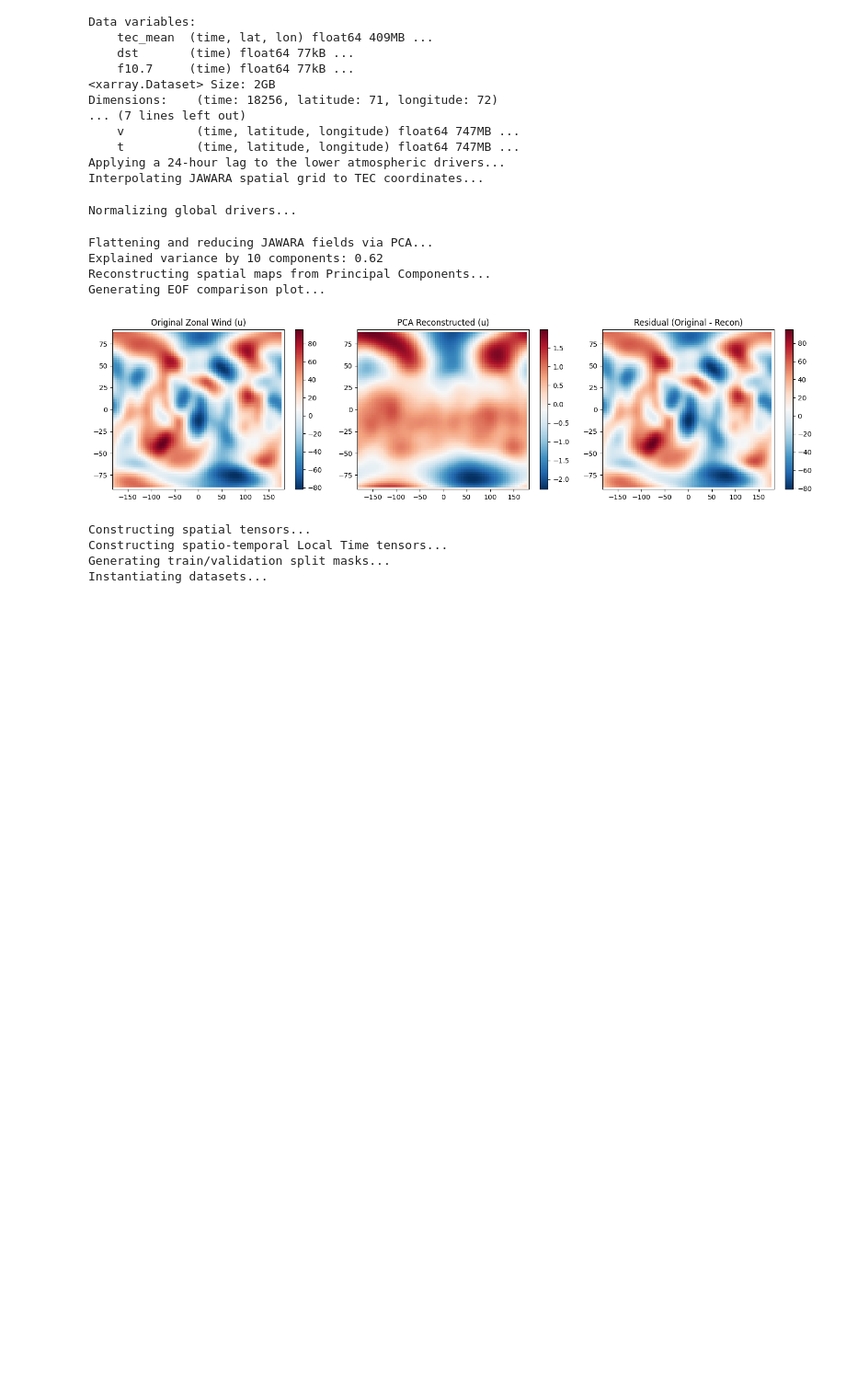
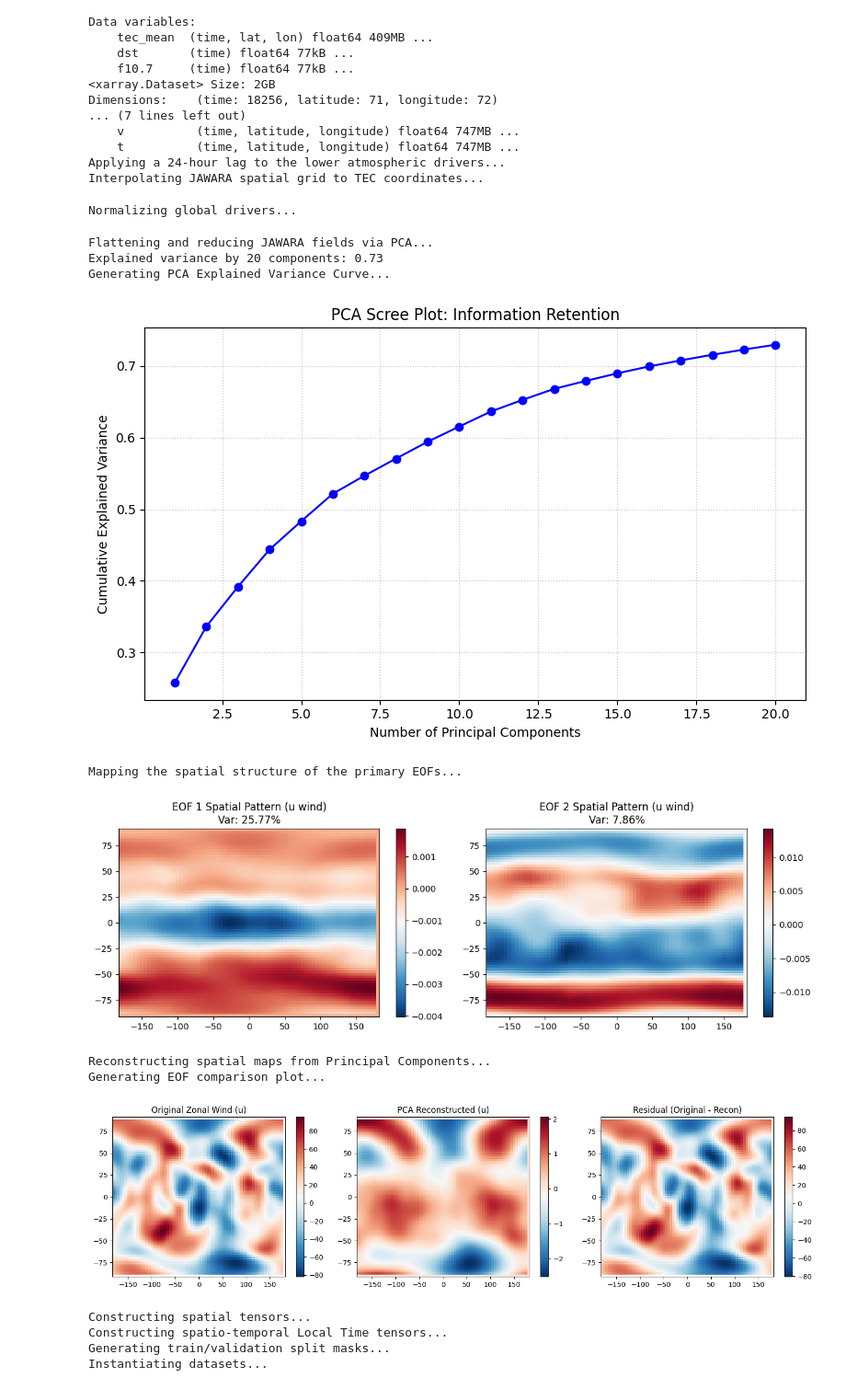
Before and after one commit to GiantSheeps/CEDAR_STUDENT_DAY_AI_ML_TEC_MODEL_TUTORIAL, a Jupyter notebook: CEDAR_TEC_DEMO_X.ipynb, the cells around one changed output. Shown at 92% size. Cells and saved outputs as stored; diff of their text form; code cells hidden in the pictures; blank space fills up the shorter version.

Commit message:
Add files via upload
Added new PCA reconstruction figures (Scree plot)

```diff
--- a/CEDAR_TEC_DEMO_X.ipynb
+++ b/CEDAR_TEC_DEMO_X.ipynb
@@ -125,7 +130,10 @@ doy_scaled = scaler_doy.fit_transform(doy)
 # %% [output]
 Normalizing global drivers...
 # %%
-# Process JAWARA with PCA Reconstruction (EOF Analysis)
+import numpy as np
+import matplotlib.pyplot as plt
+from sklearn.preprocessing import StandardScaler
+from sklearn.decomposition import PCA
 
 print("Flattening and reducing JAWARA fields via PCA...")
 
@@ -147,51 +155,86 @@ jawara_combined = np.nan_to_num(jawara_combined, nan=0.0)
 scaler_jawara = StandardScaler()
 jawara_scaled = scaler_jawara.fit_transform(jawara_combined)
 
-# Compress to Top 20 Principal Components
-# Try changing n_components!
-pca = PCA(n_components=20)
+# Compress to Top Principal Components
+n_comp = 20
+pca = PCA(n_components=n_comp)
 jawara_pca = pca.fit_transform(jawara_scaled)
 
 explained_var = np.sum(pca.explained_variance_ratio_)
-print(f"Explained variance by 10 components: {explained_var:.2f}")
+print(f"Explained variance by {n_comp} components: {explained_var:.2f}")
 
-# Reconstruct the spatial fields from ONLY the top 10 components
+# Plot the PCA Cumulative Variance Curve
+print("Generating PCA Explained Variance Curve...")
+fig_pca, ax_pca = plt.subplots(figsize=(8, 5))
+cumulative_variance = np.cumsum(pca.explained_variance_ratio_)
+
+ax_pca.plot(range(1, n_comp + 1), cumulative_variance, marker='o', linestyle='-', color='b')
+ax_pca.set_xlabel('Number of Principal Components')
+ax_pca.set_ylabel('Cumulative Explained Variance')
+ax_pca.set_title('PCA Scree Plot: Information Retention')
+ax_pca.grid(True, linestyle=':', alpha=0.7)
+
+plt.tight_layout()
+plt.savefig('pca_variance_curve.png')
+plt.show()
+
+# Plot the Spatial Structure of the first 2 EOFs (for 'u')
+print("Mapping the spatial structure of the primary EOFs...")
+# pca.components_ has shape (n_components, total_features)
+# We slice out the first 'pixels_per_map' segment which corresponds to the 'u' variable
+eof_u_spatial = pca.components_[:2, :pixels_per_map].reshape(2, num_lat, num_lon)
+
+fig_eof, axes_eof = plt.subplots(1, 2, figsize=(12, 4))
+for i in range(2):
+    im = axes_eof[i].pcolormesh(ds_TEC.lon.values, ds_TEC.lat.values, eof_u_spatial[i], cmap='RdBu_r')
+    axes_eof[i].set_title(f'EOF {i+1} Spatial Pattern (u wind)\nVar: {pca.explained_variance_ratio_[i]:.2%}')
+    fig_eof.colorbar(im, ax=axes_eof[i])
+
+plt.tight_layout()
+plt.savefig('eof_spatial_patterns.png')
+plt.show()
+
+# Reconstruct the spatial fields from ONLY the top components
 print("Reconstructing spatial maps from Principal Components...")
 jawara_reconstructed = pca.inverse_transform(jawara_pca)
 
 # Split back into u, v, and t, and reshape to (time, lat, lon)
 u_pca_spatial = jawara_reconstructed[:, :pixels_per_map].reshape(num_times, num_lat, num_lon)
 v_pca_spatial = jawara_reconstructed[:, pixels_per_map:2*pixels_per_map].reshape(num_times, num_lat, num_lon)
 t_pca_spatial = jawara_reconstructed[:, 2*pixels_per_map:].reshape(num_times, num_lat, num_lon)
 
 # Generate a figure for the EOF showing original vs reconstructed
 print("Generating EOF comparison plot...")
 sample_idx = 0
 orig_u = ds_JAWARA_interp['u'].isel(time=sample_idx).values
 recon_u = u_pca_spatial[sample_idx]
 
 fig, axes = plt.subplots(1, 3, figsize=(15, 4))
 im0 = axes[0].pcolormesh(ds_TEC.lon.values, ds_TEC.lat.values, orig_u, cmap='RdBu_r')
 axes[0].set_title('Original Zonal Wind (u)')
 fig.colorbar(im0, ax=axes[0])
 
 im1 = axes[1].pcolormesh(ds_TEC.lon.values, ds_TEC.lat.values, recon_u, cmap='RdBu_r')
 axes[1].set_title('PCA Reconstructed (u)')
 fig.colorbar(im1, ax=axes[1])
 
 im2 = axes[2].pcolormesh(ds_TEC.lon.values, ds_TEC.lat.values, orig_u - recon_u, cmap='RdBu_r')
 axes[2].set_title('Residual (Original - Recon)')
 fig.colorbar(im2, ax=axes[2])
 
 plt.tight_layout()
 plt.savefig('eof_reconstruction_comparison.png')
 plt.show()
 # %% [output]
 Flattening and reducing JAWARA fields via PCA...
-Explained variance by 10 components: 0.62
-Reconstructing spatial maps from Principal Components...
-Generating EOF comparison plot...
+Explained variance by 20 components: 0.73
+Generating PCA Explained Variance Curve...
-[figure, old version]
+[figure, new version]
+Mapping the spatial structure of the primary EOFs...
+[figure, added]
+Reconstructing spatial maps from Principal Components...
+Generating EOF comparison plot...
+[figure, added]
 # %%
 # Prepare Spatial Tensors and CNN DataLoaders
 
```
Also changed, not shown: parts of 4 cells of this notebook.
